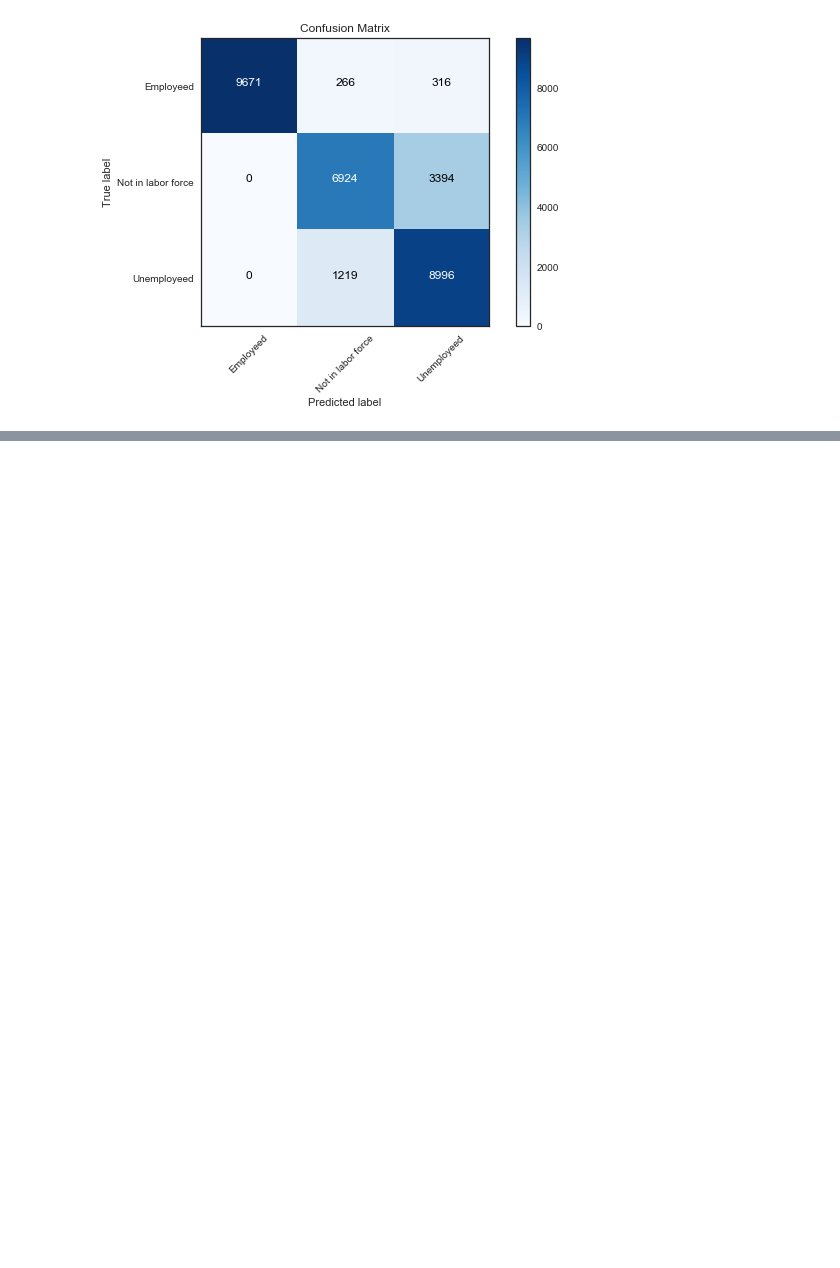
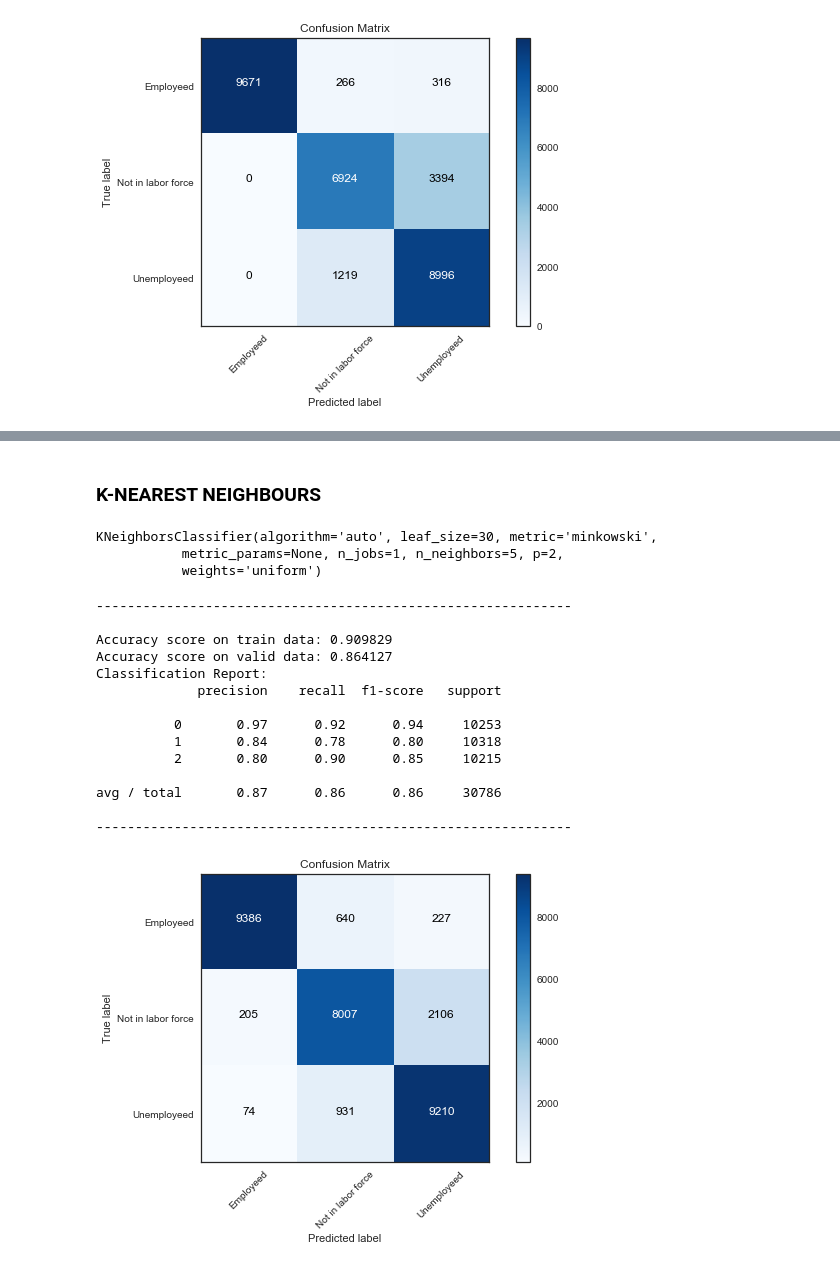
Before and after one commit to PrashantShivajiBhapkar/Analytics-Competition, a Jupyter notebook: Complete_IAS-+Intelligence+Analytics+Challenge+3.0.ipynb, the cells around one changed output, grey strips where cells are left out. Saved outputs shown, nothing was run; the diff lists cells and outputs as text; code cells hidden in the pictures; blank space fills up the shorter version.

```diff
--- a/MODELS_IAS-+Intelligence+Analytics+Challenge+3.0.ipynb
+++ b/Complete_IAS-+Intelligence+Analytics+Challenge+3.0.ipynb
@@ -645,0 +697,50 @@ avg / total       0.84      0.83      0.83     30786
+# %% [markdown]
+### K-NEAREST NEIGHBOURS
+# %%
+knn_cl = KNeighborsClassifier(n_neighbors = 5, metric = 'minkowski', p = 2)
+knn_cl.fit(X_train, y_train)
+# %% [output]
+KNeighborsClassifier(algorithm='auto', leaf_size=30, metric='minkowski',
+           metric_params=None, n_jobs=1, n_neighbors=5, p=2,
+           weights='uniform')
+# %%
+y_pred_ran_train = knn_cl.predict(X_train)
+y_pred_ran_valid = knn_cl.predict(X_valid)
+
+acc_ran_train = metrics.accuracy_score(y_train, y_pred_ran_train)
+acc_ran_valid = metrics.accuracy_score(y_valid, y_pred_ran_valid)
+rp_ran = metrics.classification_report(y_valid, y_pred_ran_valid)
+print("-------------------------------------------------------------")
+print('')
+print("Accuracy score on train data: {:5f}".format(acc_ran_train))
+print("Accuracy score on valid data: {:5f}".format(acc_ran_valid))
+print("Classification Report:")
+print(rp_ran)
+print("-------------------------------------------------------------")
+print('')
+
+# Compute confusion matrix
+cnf_mat = confusion_matrix(y_valid, y_pred_ran_valid)
+np.set_printoptions(precision=2)
+
+# Plot confusion matrix
+plt.figure()
+plot_confusion_matrix(cnf_mat, classes=class_names,
+                      title='Confusion matrix')
+plt.show()
+# %% [output]
+-------------------------------------------------------------
+
+Accuracy score on train data: 0.909829
+Accuracy score on valid data: 0.864127
+Classification Report:
+             precision    recall  f1-score   support
+
+          0       0.97      0.92      0.94     10253
+          1       0.84      0.78      0.80     10318
+          2       0.80      0.90      0.85     10215
+
+avg / total       0.87      0.86      0.86     30786
+
+-------------------------------------------------------------
+[figure, added]
```
Also changed, not shown: parts of 7 cells of this notebook.
